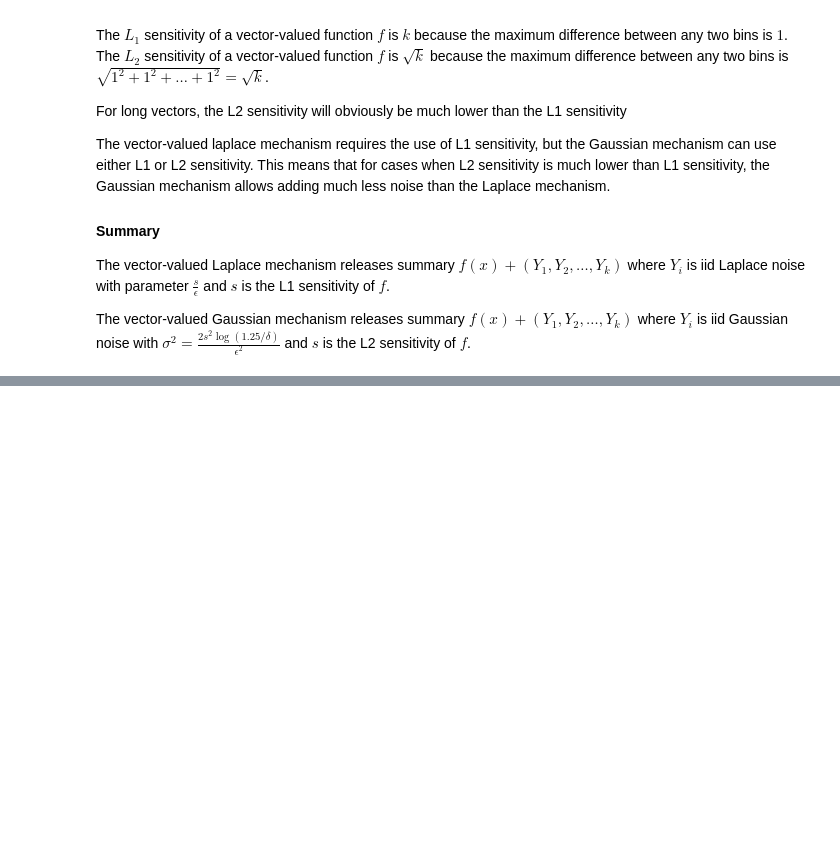
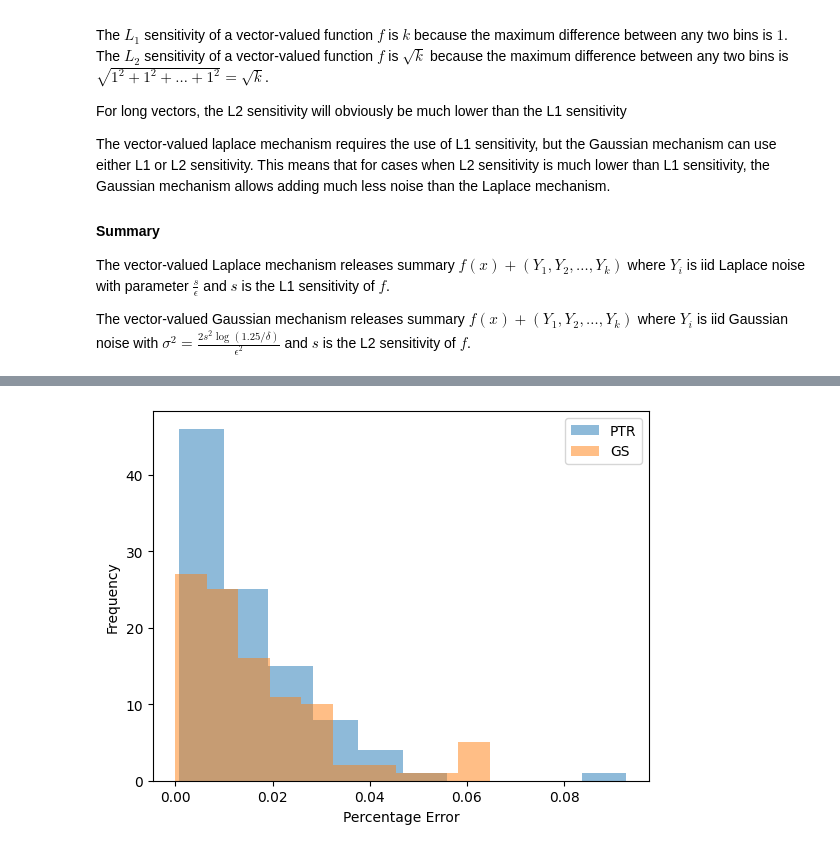
Before and after one commit to rohitr02/Differential-Privacy-Introduction, a Jupyter notebook: Intro to Differential Privacy.ipynb, the cells around one changed output, grey strips where cells are left out. Cells and saved outputs as stored; diff of their text form; code cells hidden in the pictures; blank space fills up the shorter version.

Commit message:
Completed chapter on Local Sensitivity

```diff
--- a/Intro to Differential Privacy.ipynb
+++ b/Intro to Differential Privacy.ipynb
@@ -343,0 +390,92 @@ So, the catastrophe mechanism is not really used in practice because with a smal
+# %%
+def laplace_mech(v, sensitivity, epsilon):
+    return v + np.random.laplace(loc=0, scale=sensitivity / epsilon)
+
+def pct_error(orig, priv):
+    return np.abs(orig - priv)/orig * 100.0
+
+def ls_at_distance(df, u, k):
+    return np.abs(u/(len(df) - k + 1))
+
+def dist_to_high_ls(df, u, b):
+    k = 0
+
+    while ls_at_distance(df, u, k) < b:
+        k += 1
+
+    return k
+
+# propose-test-release average
+def ptr_avg(df, u, b, epsilon, delta, logging=False):
+    df_clipped = df.clip(upper=u)
+    k = dist_to_high_ls(df_clipped, u, b)
+
+    noisy_distance = laplace_mech(k, 1, epsilon)
+    threshold = np.log(2/delta)/(2*epsilon)
+
+    if logging:
+        print(f"Noisy distance is {noisy_distance} and threshold is {threshold}")
+
+    if noisy_distance >= threshold:
+        return laplace_mech(df_clipped.mean(), b, epsilon)
+    else:
+        return None
+
+# Acutal mean
+print(adult['Age'].mean())
+
+# Noisy mean with PTR
+df = adult['Age']
+u = 100 # set the upper bound on age to 100
+epsilon = 1
+delta = 1/(len(df)**2) # set delta = 1/n^2
+# b = 0.003072 # propose a sensitivity of 0.005
+b = 0.005
+print(ptr_avg(df, u, b, epsilon, delta, logging=True))
+
+# Noisy mean with noisy sum / noisy count
+def gs_avg(df, u, epsilon):
+    df_clipped = df.clip(upper=u)
+
+    noisy_sum = laplace_mech(df_clipped.sum(), u, .5*epsilon)
+    noisy_count = laplace_mech(len(df_clipped), 1, .5*epsilon)
+
+    return noisy_sum / noisy_count
+
+print(gs_avg(adult['Age'], u, epsilon))
+
+
+# Visualize the percentage error of gs_avg and ptr_avg from the true mean as histogram -- x-axis is number of trials and y-axis is percentage error
+def pct_error(orig, priv):
+    return np.abs(orig - priv)/orig * 100.0
+
+def pct_error_hist(df, u, b, epsilon, delta, trials=100):
+    errors = []
+
+    for i in range(trials):
+        priv = ptr_avg(df, u, b, epsilon, delta)
+        if priv is not None:
+            errors.append(pct_error(df.mean(), priv))
+
+    return errors
+
+def pct_error_hist_gs(df, u, epsilon, trials=100):
+    errors = []
+
+    for i in range(trials):
+        priv = gs_avg(df, u, epsilon)
+        errors.append(pct_error(df.mean(), priv))
+
+    return errors
+
+# Plot the histogram
+plt.hist(pct_error_hist(adult['Age'], u, b, epsilon, delta), bins=10, alpha=0.5, label='PTR')
+plt.hist(pct_error_hist_gs(adult['Age'], u, epsilon), bins=10, alpha=0.5, label='GS')
+plt.legend(loc='upper right')
+plt.xlabel('Percentage Error')
+plt.ylabel('Frequency')
+plt.show()
+
+## Note that PTR does slightly better but it is not a huge difference.
+## Also, using PTR potentially requires testing multiple bounds, which can be expensive.
+# %% [output]
@@ -343,0 +486 @@ So, the catastrophe mechanism is not really used in practice because with a smal
+[figure, added]
```
Also changed, not shown: parts of 5 cells of this notebook.
